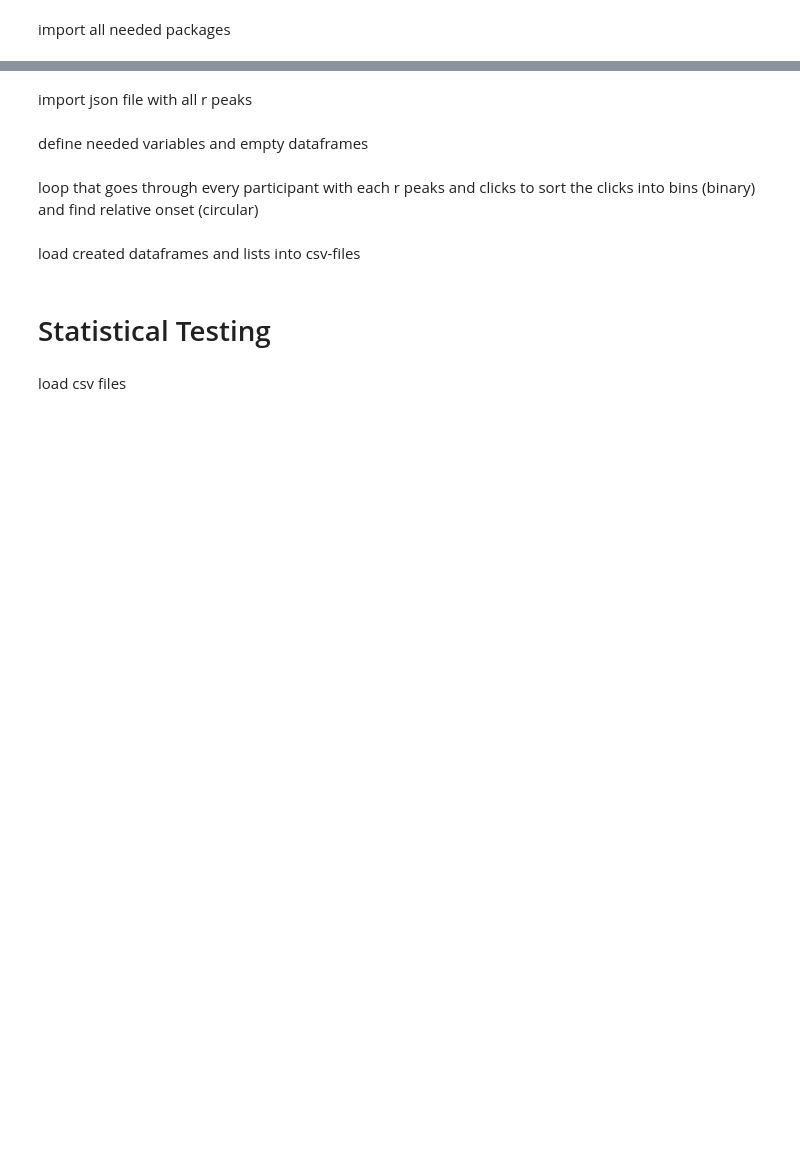
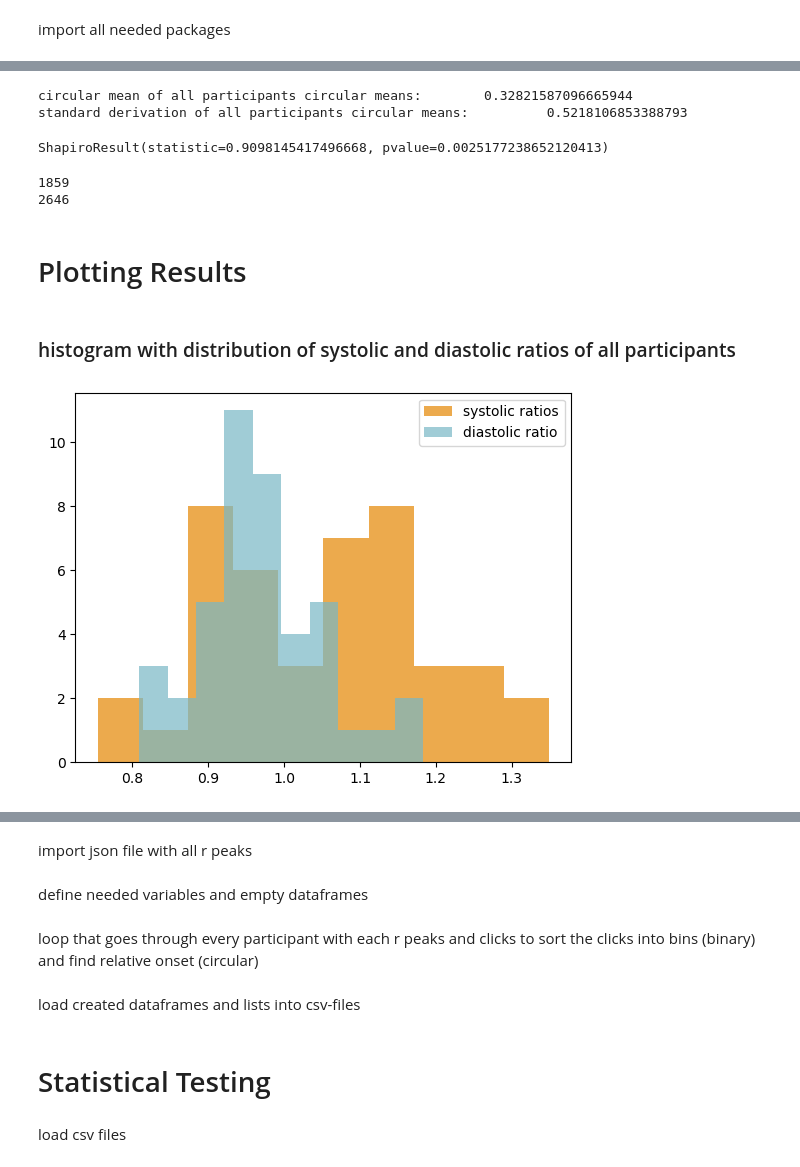
Before and after one commit to emiliahildebrandt/kunzendorf_fork-input, a Jupyter notebook: jupyter.ipynb, the cells around one changed output, grey strips where cells are left out. Drawn from its saved outputs; the diff is of its cells as text; code cells hidden in the pictures; blank space fills up the shorter version.

```diff
--- a/jupyter.ipynb
+++ b/jupyter.ipynb
@@ -2,0 +143,5 @@ import all needed packages
+# %%
+allclicks = pd.read_csv("data/allclicks.csv")
+allincs = pd.read_csv("data/allincs.csv")
+cardiac = pd.read_csv("data/cardiac.csv")
+r_tend = pd.read_csv("data/rtend.csv")
@@ -2,0 +151,3 @@ import all needed packages
+# %%
+included = []
+excluded = [11, 40, 41]
@@ -2,0 +156,23 @@ import all needed packages
+# %%
+if included:
+    included = [f"inc{p:02}" for p in included]
+if excluded:
+    excluded = [f"inc{p:02}" for p in excluded]
+
+if included:
+    spec_incs = allincs[allincs["inc"].isin(included)]
+    spec_cardiac = cardiac[cardiac["inc"].isin(included)]
+    spec_clicks = allclicks[allclicks["inc"].isin(included)]
+    spec_rtend = r_tend[r_tend["inc"].isin(included)]
+
+elif excluded:
+    spec_incs = allincs[~allincs["inc"].isin(excluded)]
+    spec_cardiac = cardiac[~cardiac["inc"].isin(excluded)]
+    spec_clicks = allclicks[~allclicks["inc"].isin(excluded)]
+    spec_rtend = r_tend[~r_tend["inc"].isin(excluded)]
+
+else:
+    spec_incs = allincs
+    spec_cardiac = cardiac
+    spec_clicks = allclicks
+    spec_rtend = rtend
@@ -2,0 +223,30 @@ import all needed packages
+# %%
+print("circular mean of all participants circular means: ", "\t", st.circmean(spec_clicks["circ_mean"])/np.pi)
+print("standard derivation of all participants circular means: ", "\t", st.circstd(spec_clicks["circ_mean"])/np.pi)
+# %% [output]
+circular mean of all participants circular means:        0.32821587096665944
+standard derivation of all participants circular means:          0.5218106853388793
+# %%
+print(st.shapiro(spec_clicks.circ_mean))
+# %% [output]
+ShapiroResult(statistic=0.9098145417496668, pvalue=0.0025177238652120413)
+# %%
+print(allclicks.sys.sum())
+print(allclicks.dias.sum())
+# %% [output]
+1859
+2646
+# %% [markdown]
+# Plotting Results
+# %% [markdown]
+### histogram with distribution of systolic and diastolic ratios of all participants
+# %%
+fig, ax = plt.subplots()
+ax.hist(spec_clicks.sysrel, alpha=0.7, label ="systolic ratios", color = "#E58601", bins= 10)
+ax.hist(spec_clicks.diasrel, alpha=0.7, label = "diastolic ratio", color = "#78B7C5", bins= 10)
+ax.legend(loc="upper right")
+#plt.title("Distribution of Systolic and Diastolic Ratios")
+plt.savefig("plots/histo distribution of ratios 4.png", dpi=350)
+plt.show()
+# %% [output]
+[figure, added]
```
Also changed, not shown: parts of 54 cells of this notebook.
